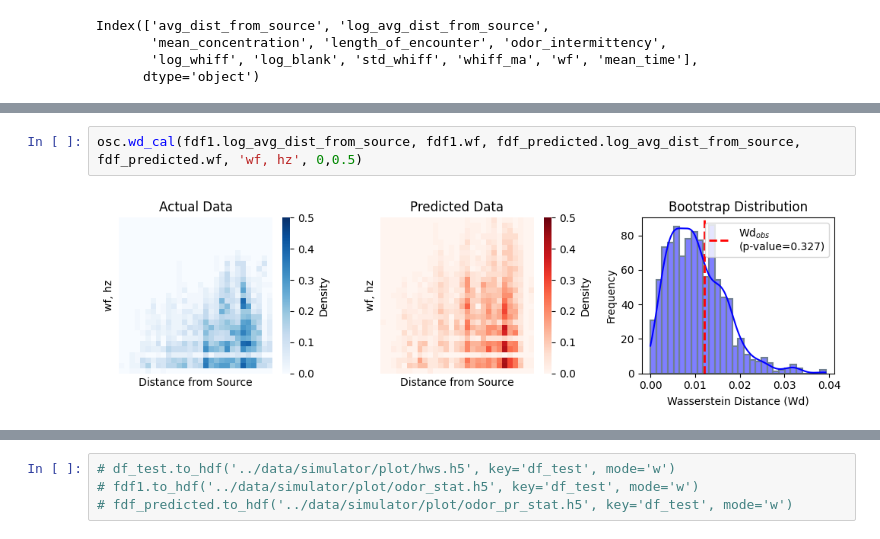
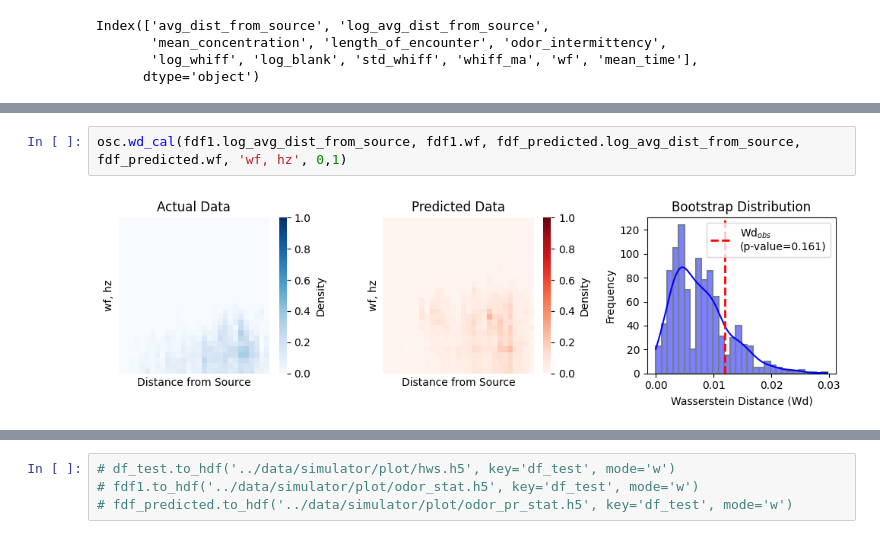
Before and after one commit to arunavanag591/COSMOS, a Jupyter notebook: mapping_hws.ipynb, the cells around one changed output, grey strips where cells are left out. Drawn from its saved outputs; the diff is of its cells as text.

```diff
--- a/mapping_hws.ipynb
+++ b/mapping_hws.ipynb
@@ -1057,4 +1077,4 @@ f.tight_layout()
 # %%
-osc.wd_cal(fdf1.log_avg_dist_from_source, fdf1.wf, fdf_predicted.log_avg_dist_from_source, fdf_predicted.wf, 'wf, hz', 0,0.5)
+osc.wd_cal(fdf1.log_avg_dist_from_source, fdf1.wf, fdf_predicted.log_avg_dist_from_source, fdf_predicted.wf, 'wf, hz', 0,1)
 # %% [output]
-[figure, old version]
+[figure, new version]
```
Also changed, not shown: parts of 21 cells of this notebook, 4 other files.
